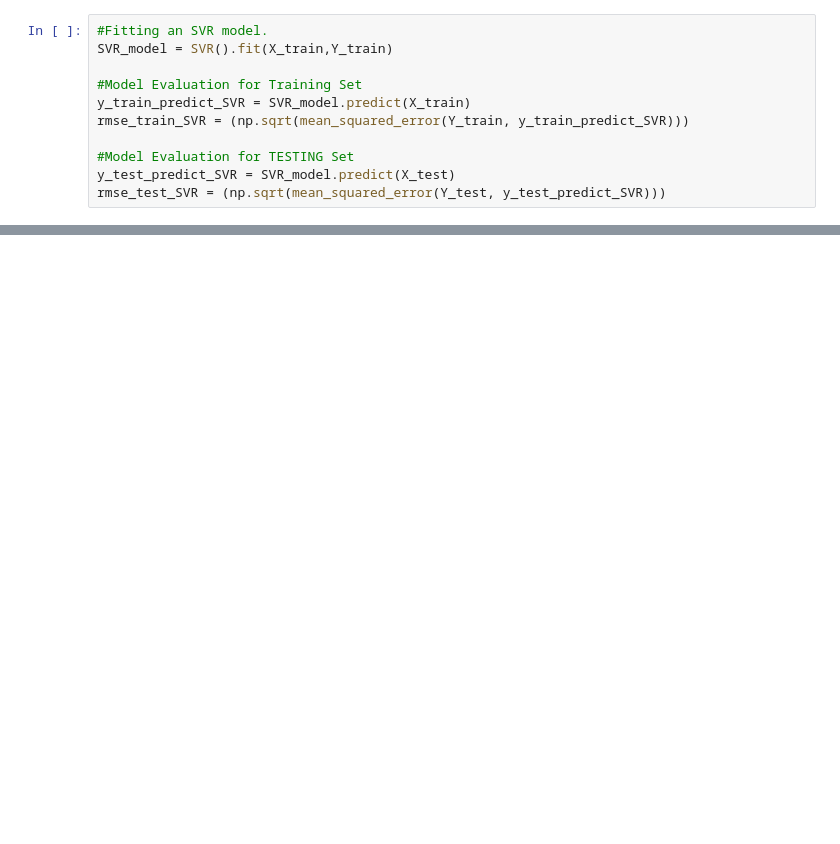
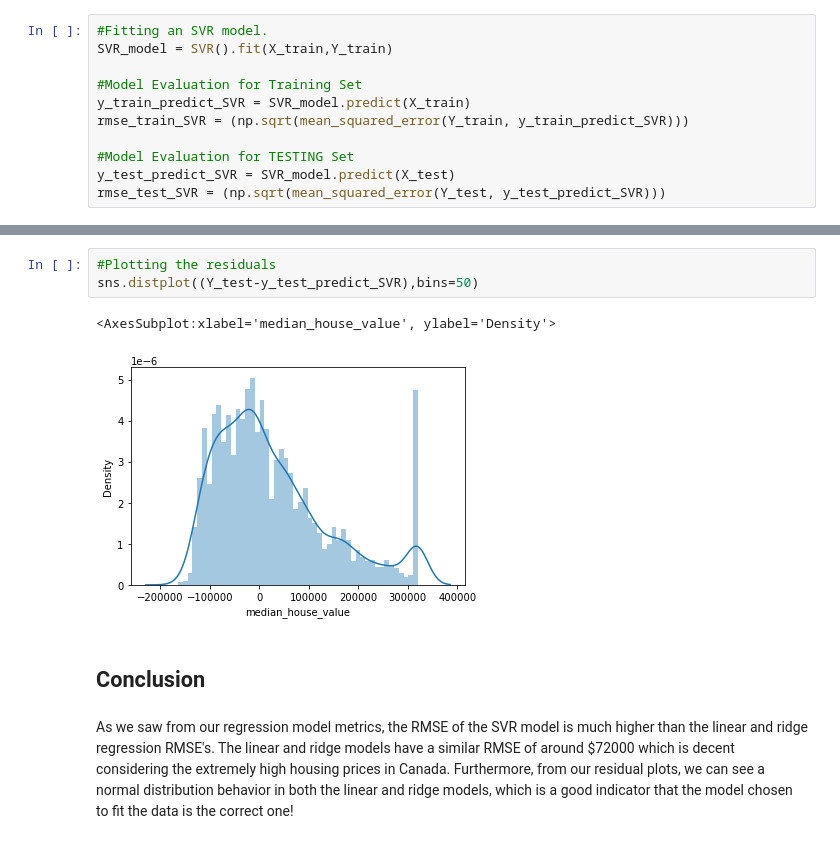
Before and after one commit to akhalifaa/CanadaHousing, a Jupyter notebook: CanadaHousing.ipynb, the cells around one changed output, grey strips where cells are left out. Cells and saved outputs as stored; diff of their text form; blank space fills up the shorter version.

```diff
--- a/CanadaHousing.ipynb
+++ b/CanadaHousing.ipynb
@@ -274,0 +296,10 @@ rmse_test_SVR
+# %%
+#Plotting the residuals
+sns.distplot((Y_test-y_test_predict_SVR),bins=50)
+# %% [output]
+<AxesSubplot:xlabel='median_house_value', ylabel='Density'>
+[figure, added]
+# %% [markdown]
+## Conclusion
+# %% [markdown]
+As we saw from our regression model metrics, the RMSE of the SVR model is much higher than the linear and ridge regression RMSE's. The linear and ridge models have a similar RMSE of around $72000 which is decent considering the extremely high housing prices in Canada. Furthermore, from our residual plots, we can see a normal distribution behavior in both the linear and ridge models, which is a good indicator that the model chosen to fit the data is the correct one!
```
Also changed, not shown: parts of 16 cells of this notebook.
